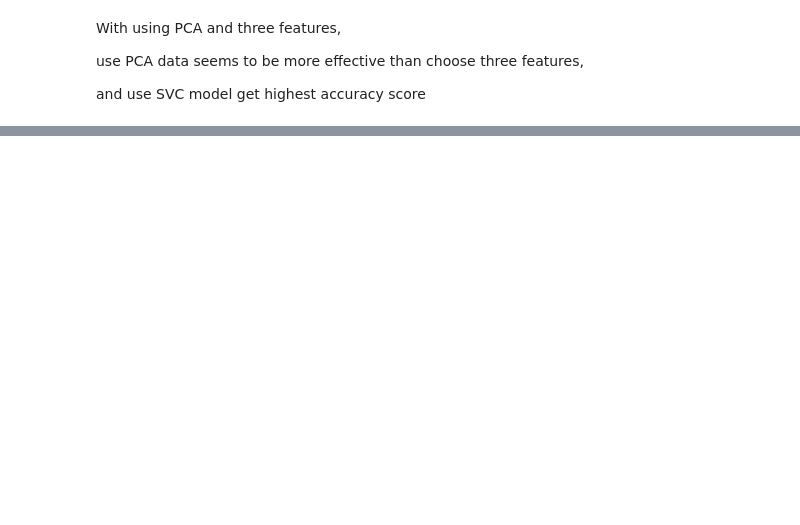
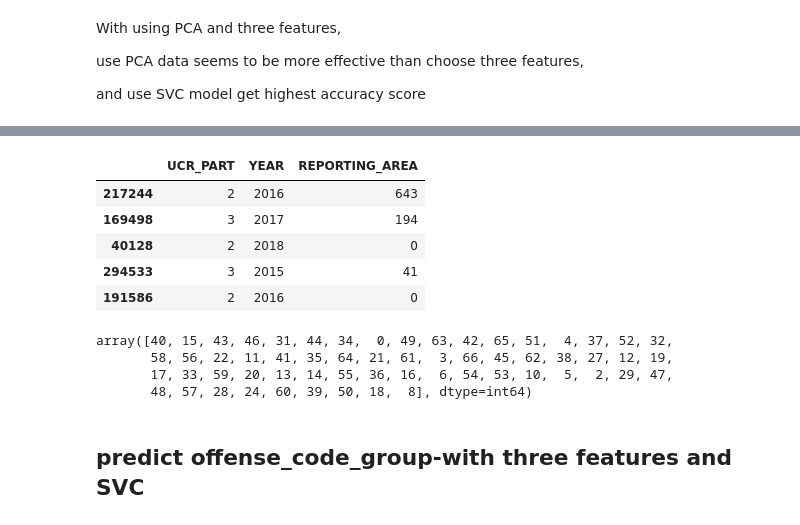
Before and after one commit to azfighter19961020/Kaggle-crime, a Jupyter notebook: crime.ipynb, the cells around one changed output, grey strips where cells are left out. Saved outputs shown, nothing was run; the diff lists cells and outputs as text; code cells hidden in the pictures; blank space fills up the shorter version.

```diff
--- a/crime.ipynb
+++ b/crime.ipynb
@@ -780,0 +801,13 @@ and use SVC model get highest accuracy score
+# %%
+offenseSample=tras.sample(n=10000)
+odata=offenseSample.loc[:,['UCR_PART','YEAR','REPORTING_AREA']]
+otarget=offenseSample.loc[:,'OFFENSE_CODE_GROUP']
+# %%
+odata.head()
+# %% [output]
+|  | UCR_PART | YEAR | REPORTING_AREA |
+| 217244 | 2 | 2016 | 643 |
+| 169498 | 3 | 2017 | 194 |
+| 40128 | 2 | 2018 | 0 |
+| 294533 | 3 | 2015 | 41 |
+| 191586 | 2 | 2016 | 0 |
@@ -780,0 +816,9 @@ and use SVC model get highest accuracy score
+# %%
+otarget.unique()
+# %% [output]
+array([40, 15, 43, 46, 31, 44, 34,  0, 49, 63, 42, 65, 51,  4, 37, 52, 32,
+       58, 56, 22, 11, 41, 35, 64, 21, 61,  3, 66, 45, 62, 38, 27, 12, 19,
+       17, 33, 59, 20, 13, 14, 55, 36, 16,  6, 54, 53, 10,  5,  2, 29, 47,
+       48, 57, 28, 24, 60, 39, 50, 18,  8], dtype=int64)
+# %% [markdown]
+## predict offense_code_group-with three features and SVC
```
Also changed, not shown: parts of 40 cells of this notebook.
